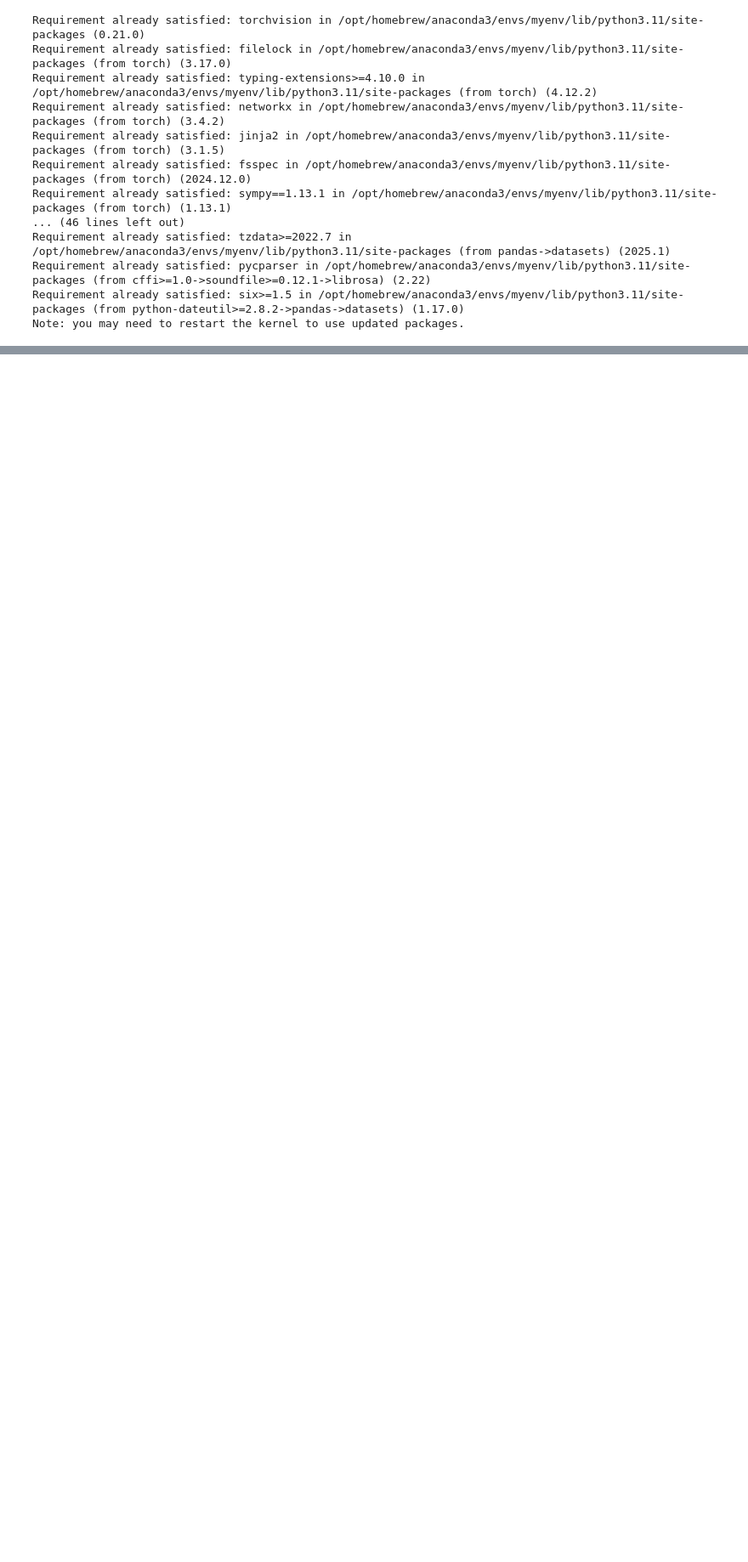
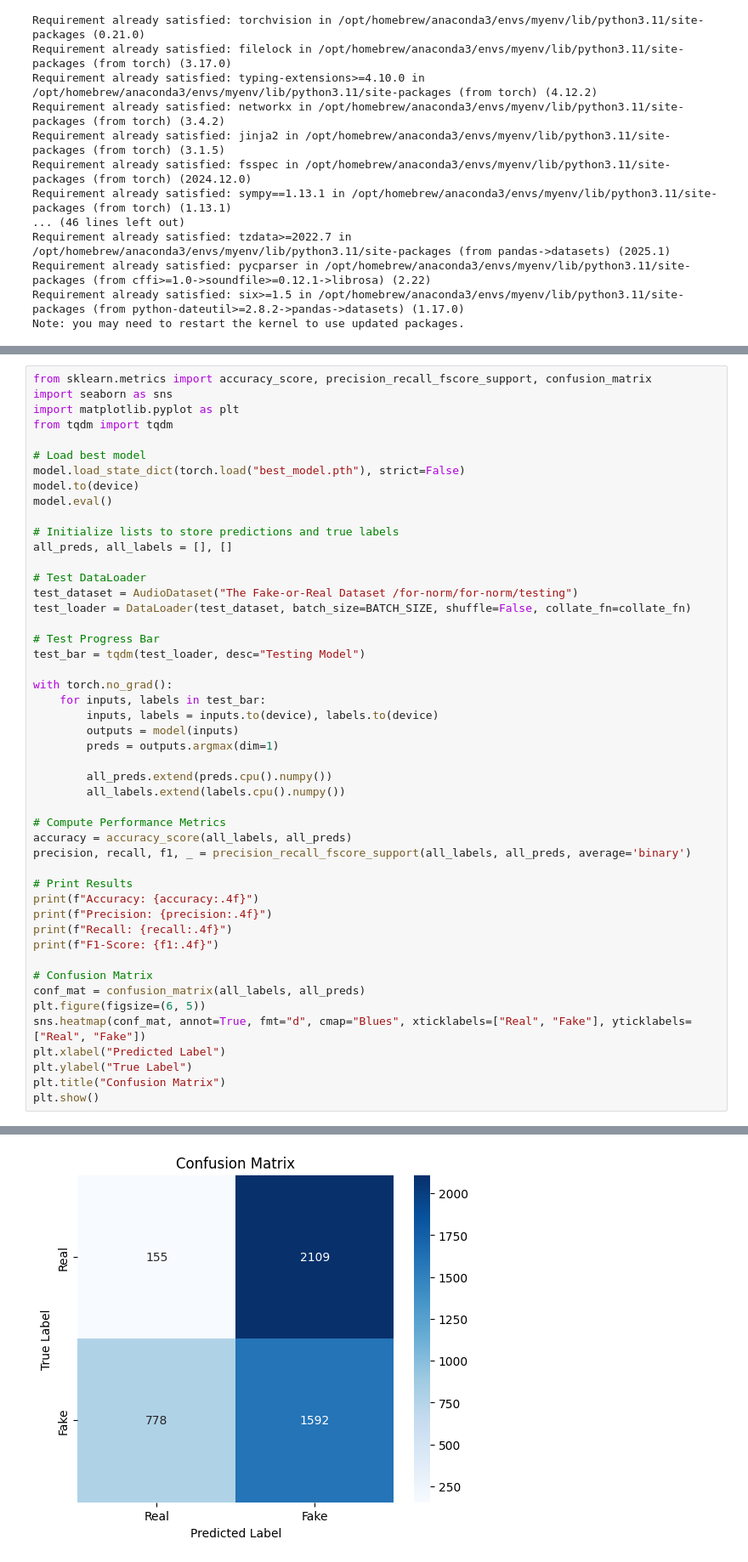
Before and after one commit to KartikeyL/Forensic_Audio_Analysis, a Jupyter notebook: audio_analysis.ipynb, the cells around one changed output, grey strips where cells are left out. Shown at 85% size. Drawn from its saved outputs; the diff is of its cells as text; blank space fills up the shorter version.

Commit message:
updated dataset and models

```diff
--- a/audio_analysis.ipynb
+++ b/audio_analysis.ipynb
@@ -165,0 +959,49 @@ Label: tensor(0)
+# %%
+from sklearn.metrics import accuracy_score, precision_recall_fscore_support, confusion_matrix
+import seaborn as sns
+import matplotlib.pyplot as plt
+from tqdm import tqdm
+
+# Load best model
+model.load_state_dict(torch.load("best_model.pth"), strict=False)
+model.to(device)
+model.eval()
+
+# Initialize lists to store predictions and true labels
+all_preds, all_labels = [], []
+
+# Test DataLoader
+test_dataset = AudioDataset("The Fake-or-Real Dataset /for-norm/for-norm/testing")
+test_loader = DataLoader(test_dataset, batch_size=BATCH_SIZE, shuffle=False, collate_fn=collate_fn)
+
+# Test Progress Bar
+test_bar = tqdm(test_loader, desc="Testing Model")
+
+with torch.no_grad():
+    for inputs, labels in test_bar:
+        inputs, labels = inputs.to(device), labels.to(device)
+        outputs = model(inputs)
+        preds = outputs.argmax(dim=1)
+
+        all_preds.extend(preds.cpu().numpy())
+        all_labels.extend(labels.cpu().numpy())
+
+# Compute Performance Metrics
+accuracy = accuracy_score(all_labels, all_preds)
+precision, recall, f1, _ = precision_recall_fscore_support(all_labels, all_preds, average='binary')
+
+# Print Results
+print(f"Accuracy: {accuracy:.4f}")
+print(f"Precision: {precision:.4f}")
+print(f"Recall: {recall:.4f}")
+print(f"F1-Score: {f1:.4f}")
+
+# Confusion Matrix
+conf_mat = confusion_matrix(all_labels, all_preds)
+plt.figure(figsize=(6, 5))
+sns.heatmap(conf_mat, annot=True, fmt="d", cmap="Blues", xticklabels=["Real", "Fake"], yticklabels=["Real", "Fake"])
+plt.xlabel("Predicted Label")
+plt.ylabel("True Label")
+plt.title("Confusion Matrix")
+plt.show()
+# %% [output]
@@ -165,0 +1012 @@ Label: tensor(0)
+[figure, added]
```
Also changed, not shown: parts of 22 cells of this notebook, 1 other file.
